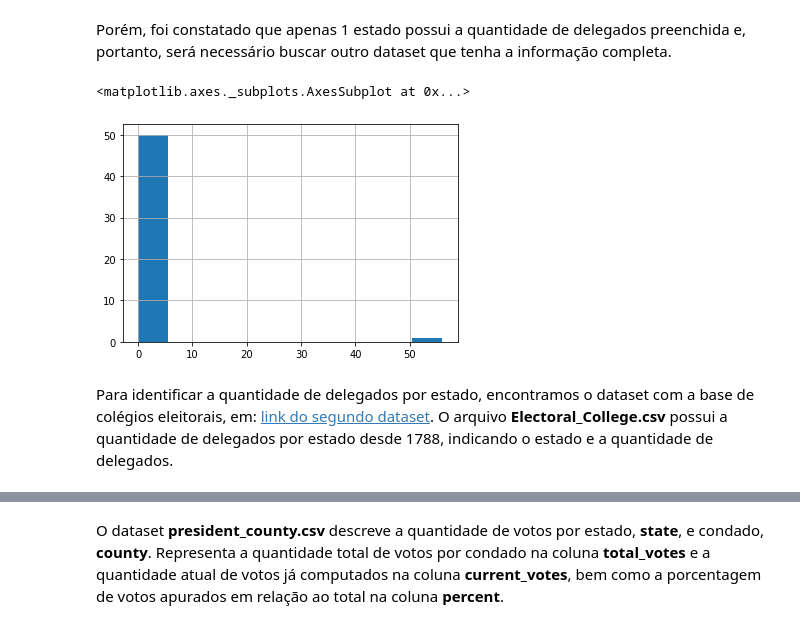
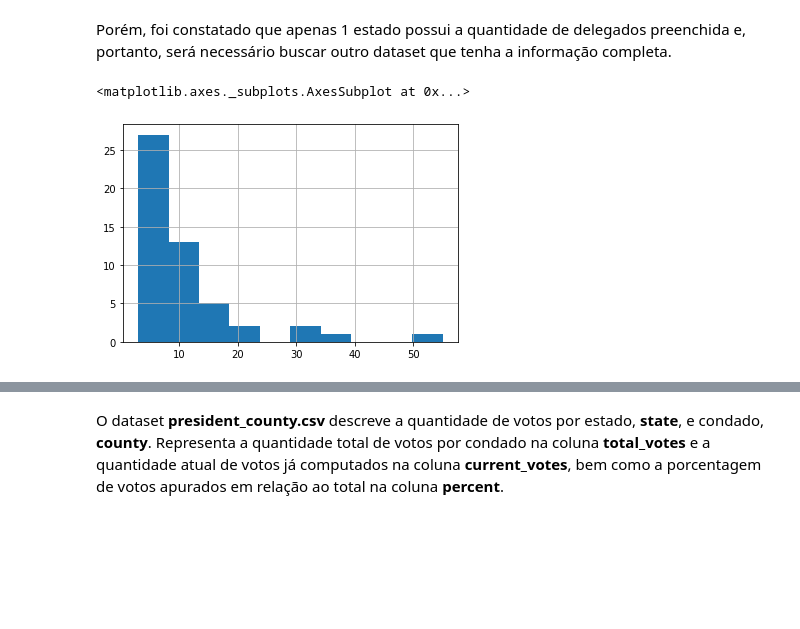
Before and after one commit to bmnds/uea-data-science-03-statistics, a Jupyter notebook: [Estatística04]_Trabalho_Final.ipynb, the cells around one changed output, grey strips where cells are left out. Saved outputs shown, nothing was run; the diff lists cells and outputs as text; code cells hidden in the pictures; blank space fills up the shorter version.

Commit message:
Simplificação do dataset e inclusão de dados do partido do governador  e a população

```diff
--- a/[Estatística04]_Trabalho_Final.ipynb
+++ b/[Estatística04]_Trabalho_Final.ipynb
@@ -116,10 +108,7 @@ memory usage: 1.3+ KB
 # %% [markdown]
 Porém, foi constatado que apenas 1 estado possui a quantidade de delegados preenchida e, portanto, será necessário buscar outro dataset que tenha a informação completa.
 # %%
-db_president_state.electoral_vote.hist()
+db_president_state.electoral_votes.hist()
 # %% [output]
 <matplotlib.axes._subplots.AxesSubplot at 0x...>
-[figure, old version]
+[figure, new version]
-# %% [markdown]
-Para identificar a quantidade de delegados por estado, encontramos o dataset com a base de colégios eleitorais, em: [link do segundo dataset](https://www.kaggle.com/daithibhard/us-electoral-college-votes-per-state-17882020).
-O arquivo **Electoral_College.csv** possui a quantidade de delegados por estado desde 1788, indicando o estado e a quantidade de delegados.
```
Also changed, not shown: parts of 19 cells of this notebook.
